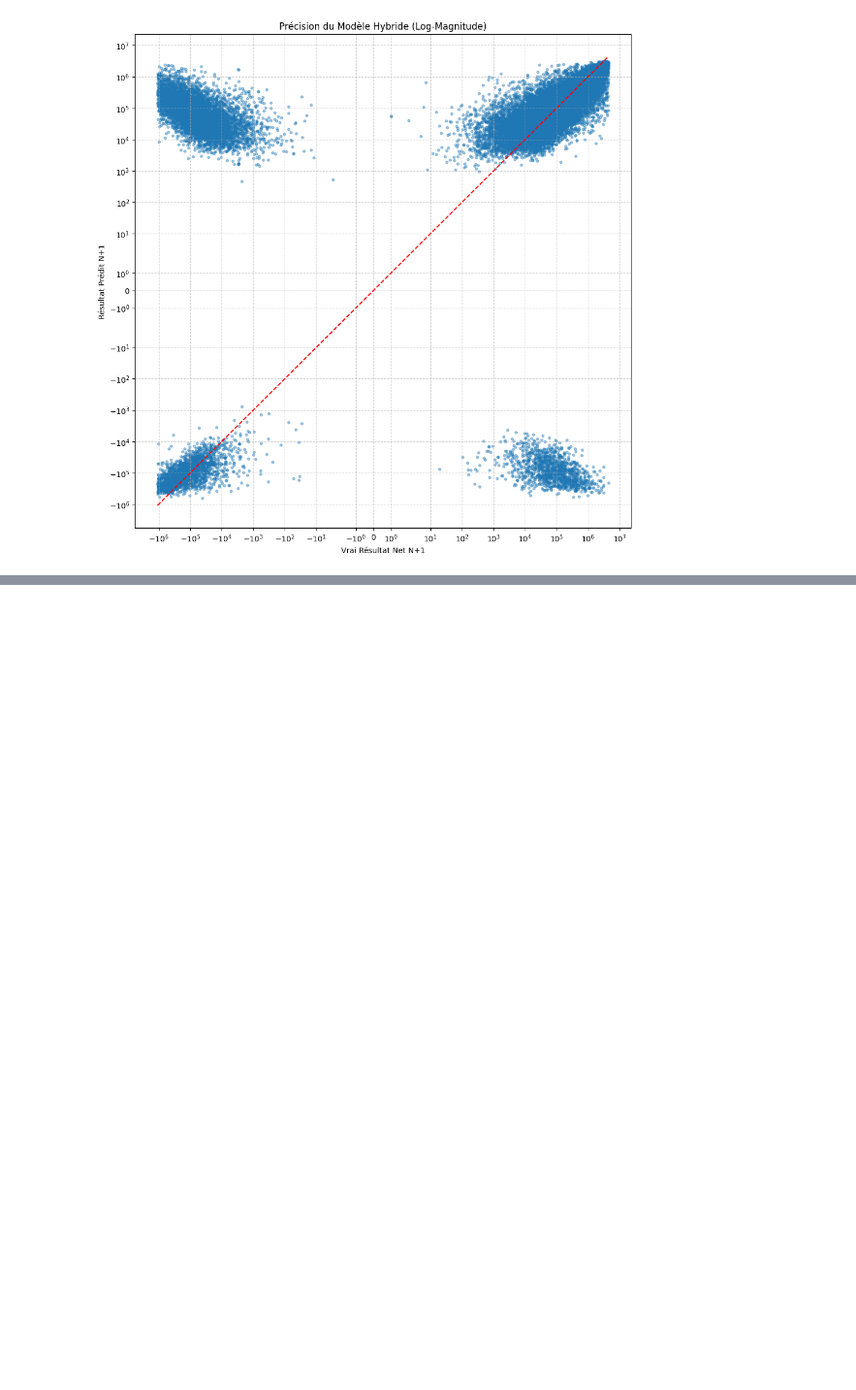
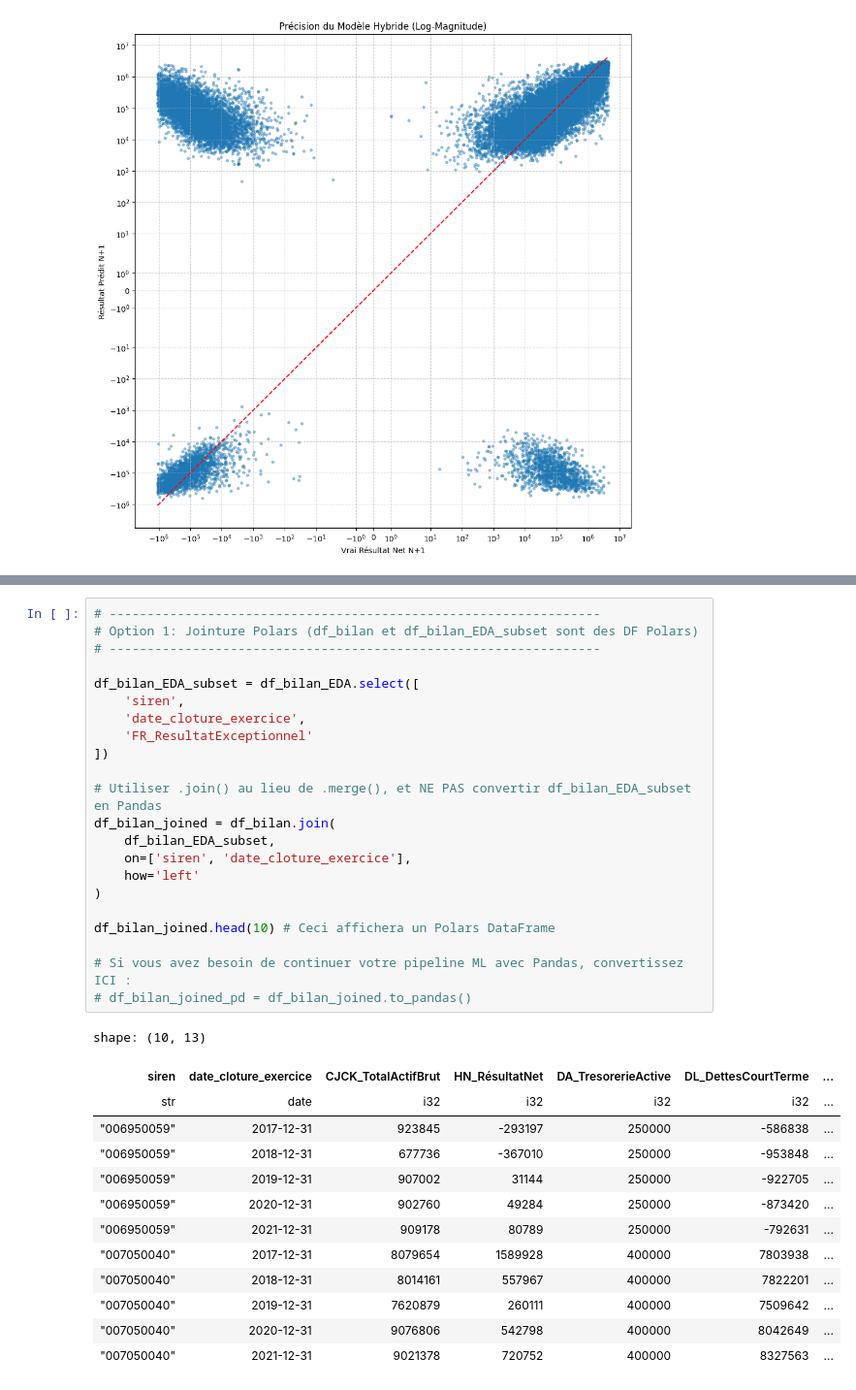
Before and after one commit to ugozchi/AS_Supervised_Learning, a Jupyter notebook: Notebooks/04_Duel_ML.ipynb, the cells around one changed output, grey strips where cells are left out. Shown at 97% size. Cells and saved outputs as stored; diff of their text form; blank space fills up the shorter version.

Commit message:
ajout de la colonne res exceptionnel pour essayer d'expliquer les ecart aussi grand

```diff
--- a/Notebooks/04_Duel_ML.ipynb
+++ b/Notebooks/04_Duel_ML.ipynb
@@ -1748,0 +1853,36 @@ Graphique généré : 'prediction_vs_realite_hybride_log.png'
+# %%
+# -----------------------------------------------------------------
+# Option 1: Jointure Polars (df_bilan et df_bilan_EDA_subset sont des DF Polars)
+# -----------------------------------------------------------------
+
+df_bilan_EDA_subset = df_bilan_EDA.select([
+    'siren',
+    'date_cloture_exercice',
+    'FR_ResultatExceptionnel'
+])
+
+# Utiliser .join() au lieu de .merge(), et NE PAS convertir df_bilan_EDA_subset en Pandas
+df_bilan_joined = df_bilan.join(
+    df_bilan_EDA_subset,
+    on=['siren', 'date_cloture_exercice'],
+    how='left'
+)
+
+df_bilan_joined.head(10) # Ceci affichera un Polars DataFrame
+
+# Si vous avez besoin de continuer votre pipeline ML avec Pandas, convertissez ICI :
+# df_bilan_joined_pd = df_bilan_joined.to_pandas()
+# %% [output]
+shape: (10, 13)
+| siren | date_cloture_exercice | CJCK_TotalActifBrut | HN_RésultatNet | DA_TresorerieActive | DL_DettesCourtTerme | ... |
+| str | date | i32 | i32 | i32 | i32 | ... |
+| "006950059" | 2017-12-31 | 923845 | -293197 | 250000 | -586838 | ... |
+| "006950059" | 2018-12-31 | 677736 | -367010 | 250000 | -953848 | ... |
+| "006950059" | 2019-12-31 | 907002 | 31144 | 250000 | -922705 | ... |
+| "006950059" | 2020-12-31 | 902760 | 49284 | 250000 | -873420 | ... |
+| "006950059" | 2021-12-31 | 909178 | 80789 | 250000 | -792631 | ... |
+| "007050040" | 2017-12-31 | 8079654 | 1589928 | 400000 | 7803938 | ... |
+| "007050040" | 2018-12-31 | 8014161 | 557967 | 400000 | 7822201 | ... |
+| "007050040" | 2019-12-31 | 7620879 | 260111 | 400000 | 7509642 | ... |
+| "007050040" | 2020-12-31 | 9076806 | 542798 | 400000 | 8042649 | ... |
+| "007050040" | 2021-12-31 | 9021378 | 720752 | 400000 | 8327563 | ... |
```
Also changed, not shown: parts of 5 cells of this notebook, 1 other file.
